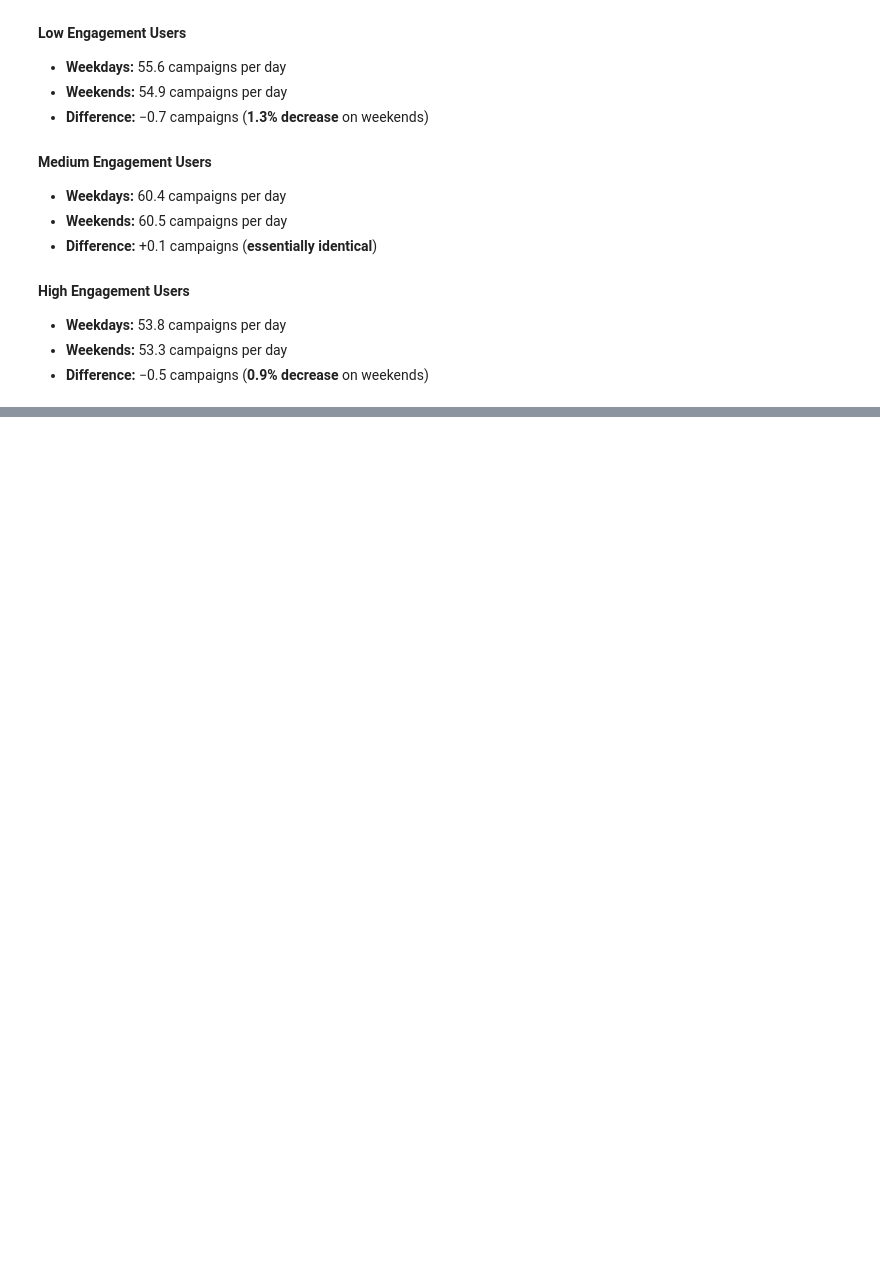
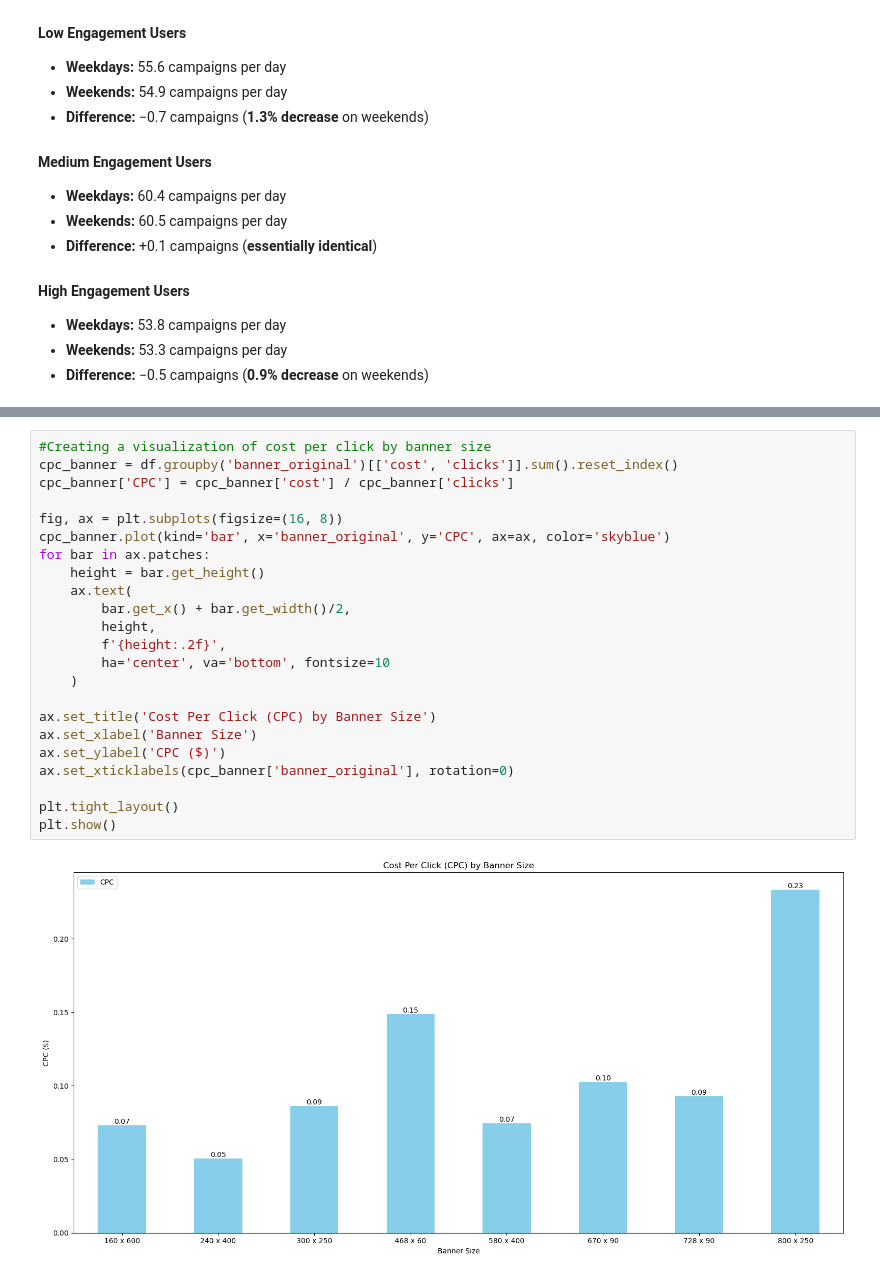
Before and after one commit to Tanush-IIITH/Projects, a Jupyter notebook: Online_Ads_DS/main.ipynb, the cells around one changed output, grey strips where cells are left out. Drawn from its saved outputs; the diff is of its cells as text; blank space fills up the shorter version.

```diff
--- a/Online_Ads_DS/main.ipynb
+++ b/Online_Ads_DS/main.ipynb
@@ -1605,0 +1655,25 @@ The data reveals remarkably consistent user engagement patterns between weekdays
+# %%
+#Creating a visualization of cost per click by banner size
+cpc_banner = df.groupby('banner_original')[['cost', 'clicks']].sum().reset_index()
+cpc_banner['CPC'] = cpc_banner['cost'] / cpc_banner['clicks']
+
+fig, ax = plt.subplots(figsize=(16, 8))
+cpc_banner.plot(kind='bar', x='banner_original', y='CPC', ax=ax, color='skyblue')
+for bar in ax.patches:
+    height = bar.get_height()
+    ax.text(
+        bar.get_x() + bar.get_width()/2,
+        height,
+        f'{height:.2f}',
+        ha='center', va='bottom', fontsize=10
+    )
+
+ax.set_title('Cost Per Click (CPC) by Banner Size')
+ax.set_xlabel('Banner Size')
+ax.set_ylabel('CPC ($)')
+ax.set_xticklabels(cpc_banner['banner_original'], rotation=0)
+
+plt.tight_layout()
+plt.show()
+# %% [output]
+[figure, added]
```
Also changed, not shown: parts of 4 cells of this notebook.
